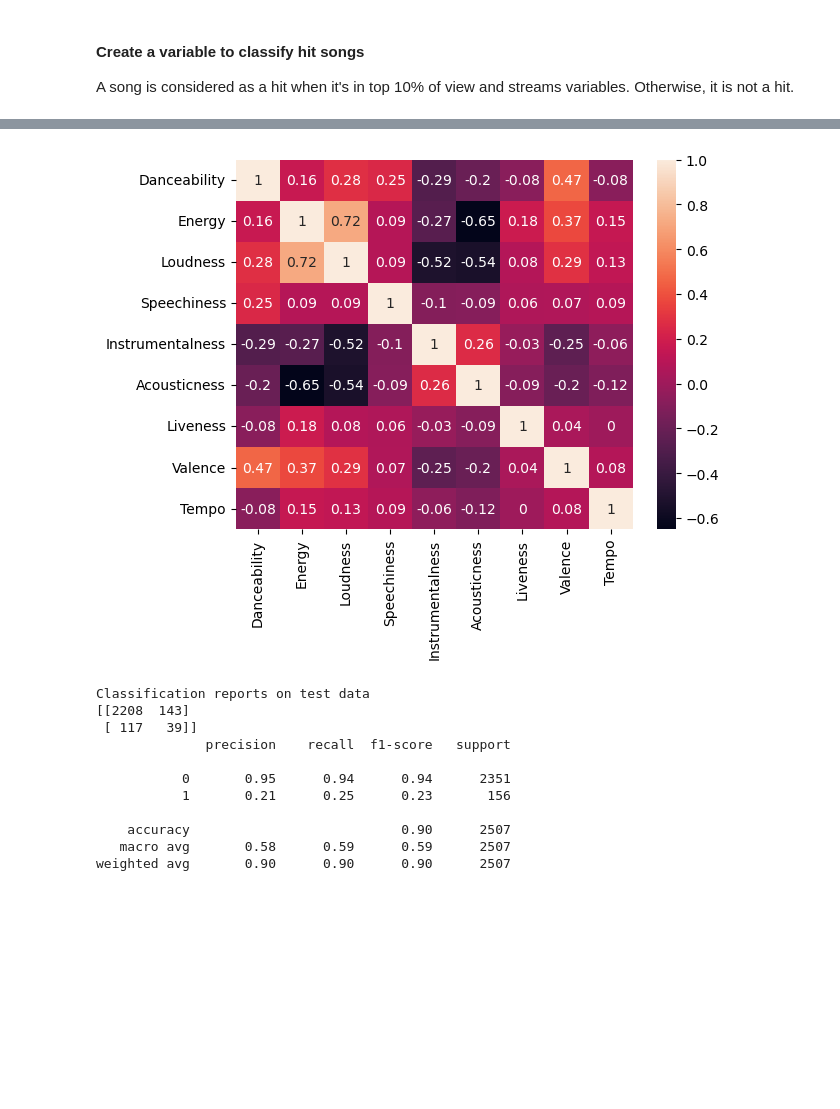
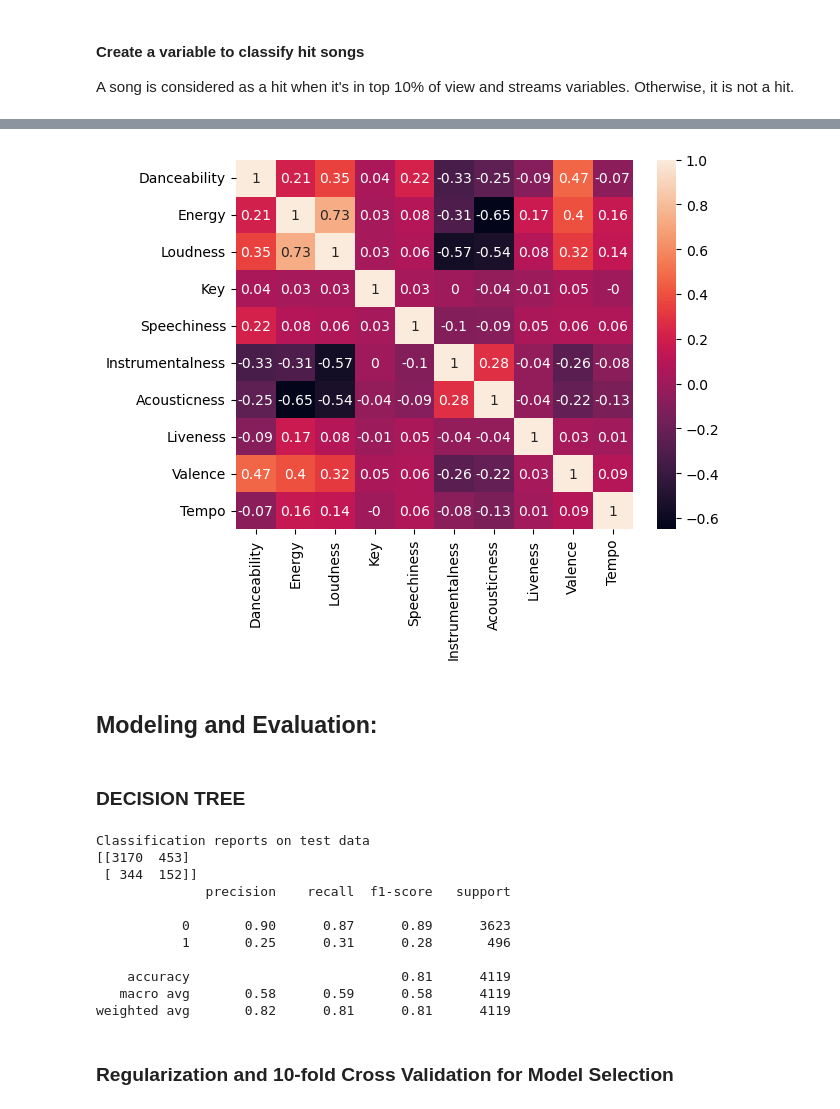
Before and after one commit to imjel/Progress2_ExploratoryDataAnalysis, a Jupyter notebook: Data analysis spotify youtube.ipynb, the cells around one changed output, grey strips where cells are left out. Drawn from its saved outputs; the diff is of its cells as text; code cells hidden in the pictures; blank space fills up the shorter version.

```diff
--- a/Data analysis spotify youtube.ipynb
+++ b/Data analysis spotify youtube.ipynb
@@ -77,8 +75,18 @@ Stream              576
 dtype: int64
 # %%
 # dropping null values and fixing song titles
-df = df[~df['Track'].str.contains(r'[^A-Za-z0-9\s\(\)]', na=False)]
+# df = df[~df['Track'].str.contains(r'[^A-Za-z0-9\s\(\)]', na=False)]
+
+# Drop irrelavant variables:
+url_cols = ['Unnamed: 0', 'Artist', 'Url_spotify','Album',
+            'Album_type', 'Uri', 'Url_youtube','Channel', 'Title','Description']
+
+df.drop(url_cols, axis=1, inplace=True)
+
 df.dropna(inplace=True)
 
 # dropping all songs with unlicensed videos
 df = df[df['Licensed'] == True]
+
+# print top rows
+df.head()
@@ -198,20 +224,20 @@ plt.show()
 
 A song is considered as a hit when it's in top 10% of view and streams variables. Otherwise, it is not a hit.
 # %%
-# Calculate the 90th percentile (top 10%) for Views and Streams
-views_threshold = df["Views"].quantile(0.9)
-streams_threshold = df["Stream"].quantile(0.9)
+# Calculate the 90th percentile (top 15%) for Views and Streams
+views_threshold = df["Views"].quantile(0.80)
+streams_threshold = df["Stream"].quantile(0.80)
 
 # Initialize the 'Hit' column with zeros
 df["Hit"] = 0
 
 # Loop through each row to determine if the song is a hit
 for index, row in df.iterrows():
-    # Check if both conditions are met: the song is in the top 10% for both Views and Streams
+    # the hit song is in the top 10% for both Views and Streams
     if row["Views"] >= views_threshold and row['Stream'] >= streams_threshold:
-        df.at[index, "Hit"] = 1  # Set to 1 for hits
+        df.at[index, "Hit"] = 1 # Set to 1 for hits
     else:
-        df.at[index, "Hit"] = 0  # Set to 0 otherwise (this line can be omitted as 'Hit' is initialized to 0)
+        df.at[index, "Hit"] = 0  # Set to 0 otherwise
 
 # Display the first few rows to verify the 'Hit' column
 df.head()
@@ -226,23 +270,26 @@ df.head()
 # %%
-df_corr = df[['Danceability', 'Energy', 'Loudness', 'Speechiness', 'Instrumentalness',
-              'Acousticness', 'Liveness', 'Valence', 'Tempo']].dropna().corr().round(2)
+df_corr = df[['Danceability', 'Energy', 'Loudness', 'Key', 'Speechiness', 'Instrumentalness',
+              'Acousticness', 'Liveness', 'Valence', 'Tempo']].corr().round(2)
 
 #Correlation matrix heatmap using seaborn
 sns.heatmap(df_corr, annot=True)
 plt.show()
 # %% [output]
-[figure, old version]
+[figure, new version]
+# %% [markdown]
+## Modeling and Evaluation:
+# %% [markdown]
+### DECISION TREE
 # %%
 # Define the independent variables (features) and the dependent variable (target)
-X = df[['Danceability', 'Energy', 'Loudness', 'Speechiness', 'Instrumentalness', 'Acousticness', 'Liveness', 'Valence', 'Tempo']]
+X = df[['Danceability', 'Energy', 'Loudness', 'Key','Speechiness', 'Instrumentalness', 'Acousticness', 'Liveness', 'Valence', 'Tempo']]
 y = df['Hit']
 
-# Split the data into training and test sets
 # Split the data into a training set (70%) and a test set (30%)
 X_train, X_test, y_train, y_test = train_test_split(X,y,
                                      train_size = 0.7,
                                      test_size = 0.3,
-                                     random_state = 10)
+                                     random_state = 33)
 
 # Create and train the decision tree classifier
 
@@ -257,14 +304,16 @@ print(confusion_matrix(y_test, y_pred))
 print(classification_report(y_test, y_pred))
 # %% [output]
 Classification reports on test data
-[[2208  143]
- [ 117   39]]
+[[3170  453]
+ [ 344  152]]
               precision    recall  f1-score   support
 
-           0       0.95      0.94      0.94      2351
-           1       0.21      0.25      0.23       156
+           0       0.90      0.87      0.89      3623
+           1       0.25      0.31      0.28       496
 
-    accuracy                           0.90      2507
-   macro avg       0.58      0.59      0.59      2507
-weighted avg       0.90      0.90      0.90      2507
+    accuracy                           0.81      4119
+   macro avg       0.58      0.59      0.58      4119
+weighted avg       0.82      0.81      0.81      4119
+# %% [markdown]
+### Regularization and 10-fold Cross Validation for Model Selection
 # %%
```
Also changed, not shown: parts of 12 cells of this notebook.
